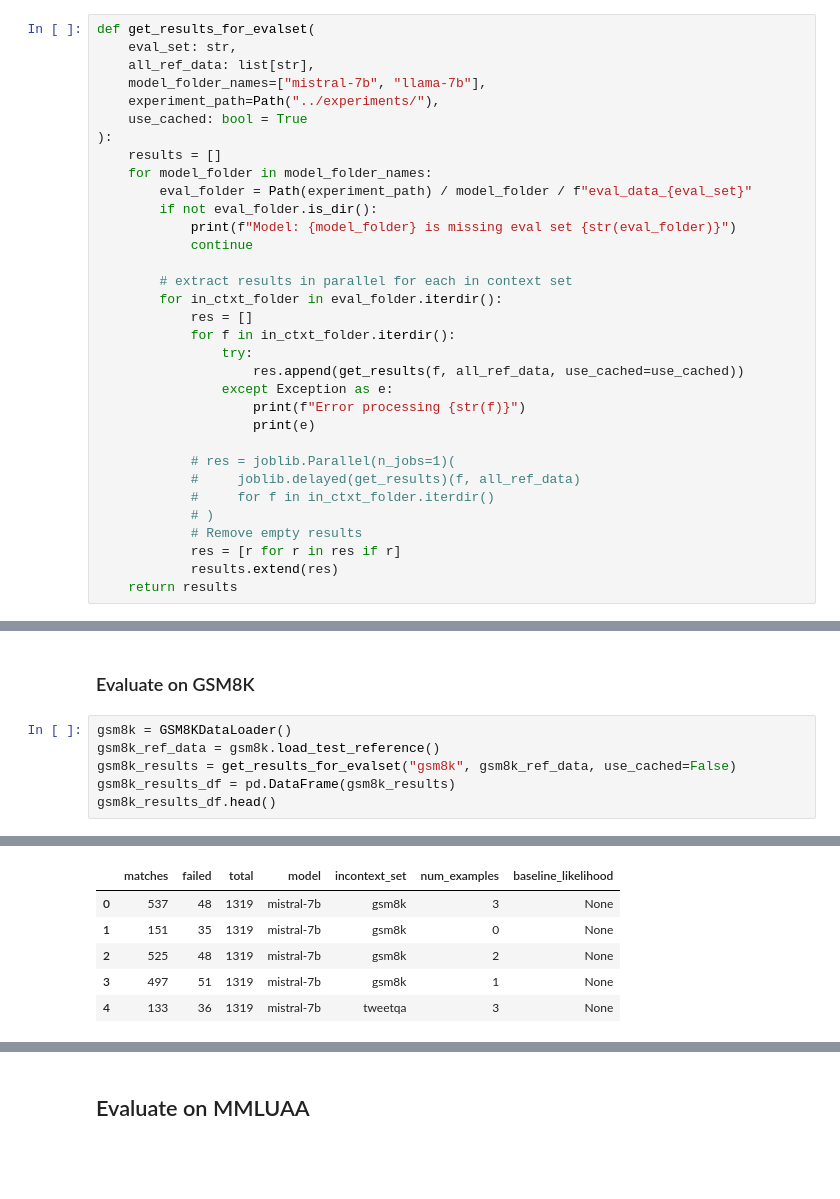
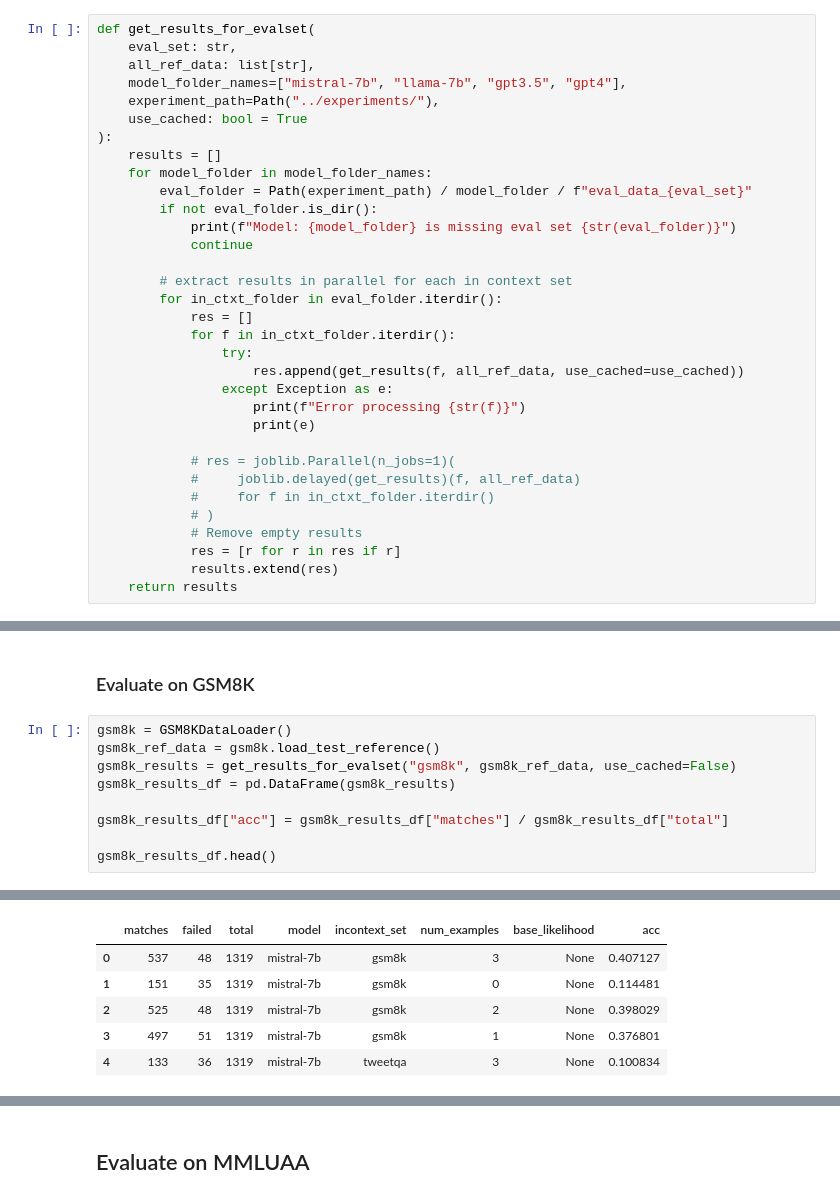
Before and after one commit to ivaxi0s/llm-task-switch, a Jupyter notebook: results/plot_metrics.ipynb, the cells around one changed output, grey strips where cells are left out. Cells and saved outputs as stored; diff of their text form; blank space fills up the shorter version.

```diff
--- a/results/plot_metrics.ipynb
+++ b/results/plot_metrics.ipynb
@@ -60,7 +61,7 @@ def get_results(folder: Path, all_reference_data: list[str], iterative_dir: str
 def get_results_for_evalset(
     eval_set: str,
     all_ref_data: list[str],
-    model_folder_names=["mistral-7b", "llama-7b"],
+    model_folder_names=["mistral-7b", "llama-7b", "gpt3.5", "gpt4"],
     experiment_path=Path("../experiments/"),
     use_cached: bool = True
 ):
@@ -237,6 +493,9 @@ gsm8k = GSM8KDataLoader()
 gsm8k_ref_data = gsm8k.load_test_reference()
 gsm8k_results = get_results_for_evalset("gsm8k", gsm8k_ref_data, use_cached=False)
 gsm8k_results_df = pd.DataFrame(gsm8k_results)
+
+gsm8k_results_df["acc"] = gsm8k_results_df["matches"] / gsm8k_results_df["total"]
+
 gsm8k_results_df.head()
 # %% [output]
 ---Failed for Answer: 18/3
@@ -259,6 +518,6 @@ Baseline probabilities not found at ../experiments/llama-7b/eval_data_gsm8k/inco
-|  | matches | failed | total | model | incontext_set | num_examples | baseline_likelihood |
-| 0 | 537 | 48 | 1319 | mistral-7b | gsm8k | 3 | None |
-| 1 | 151 | 35 | 1319 | mistral-7b | gsm8k | 0 | None |
-| 2 | 525 | 48 | 1319 | mistral-7b | gsm8k | 2 | None |
-| 3 | 497 | 51 | 1319 | mistral-7b | gsm8k | 1 | None |
-| 4 | 133 | 36 | 1319 | mistral-7b | tweetqa | 3 | None |
+|  | matches | failed | total | model | incontext_set | num_examples | base_likelihood | acc |
+| 0 | 537 | 48 | 1319 | mistral-7b | gsm8k | 3 | None | 0.407127 |
+| 1 | 151 | 35 | 1319 | mistral-7b | gsm8k | 0 | None | 0.114481 |
+| 2 | 525 | 48 | 1319 | mistral-7b | gsm8k | 2 | None | 0.398029 |
+| 3 | 497 | 51 | 1319 | mistral-7b | gsm8k | 1 | None | 0.376801 |
+| 4 | 133 | 36 | 1319 | mistral-7b | tweetqa | 3 | None | 0.100834 |
```
Also changed, not shown: parts of 49 cells of this notebook, 9 other files.
